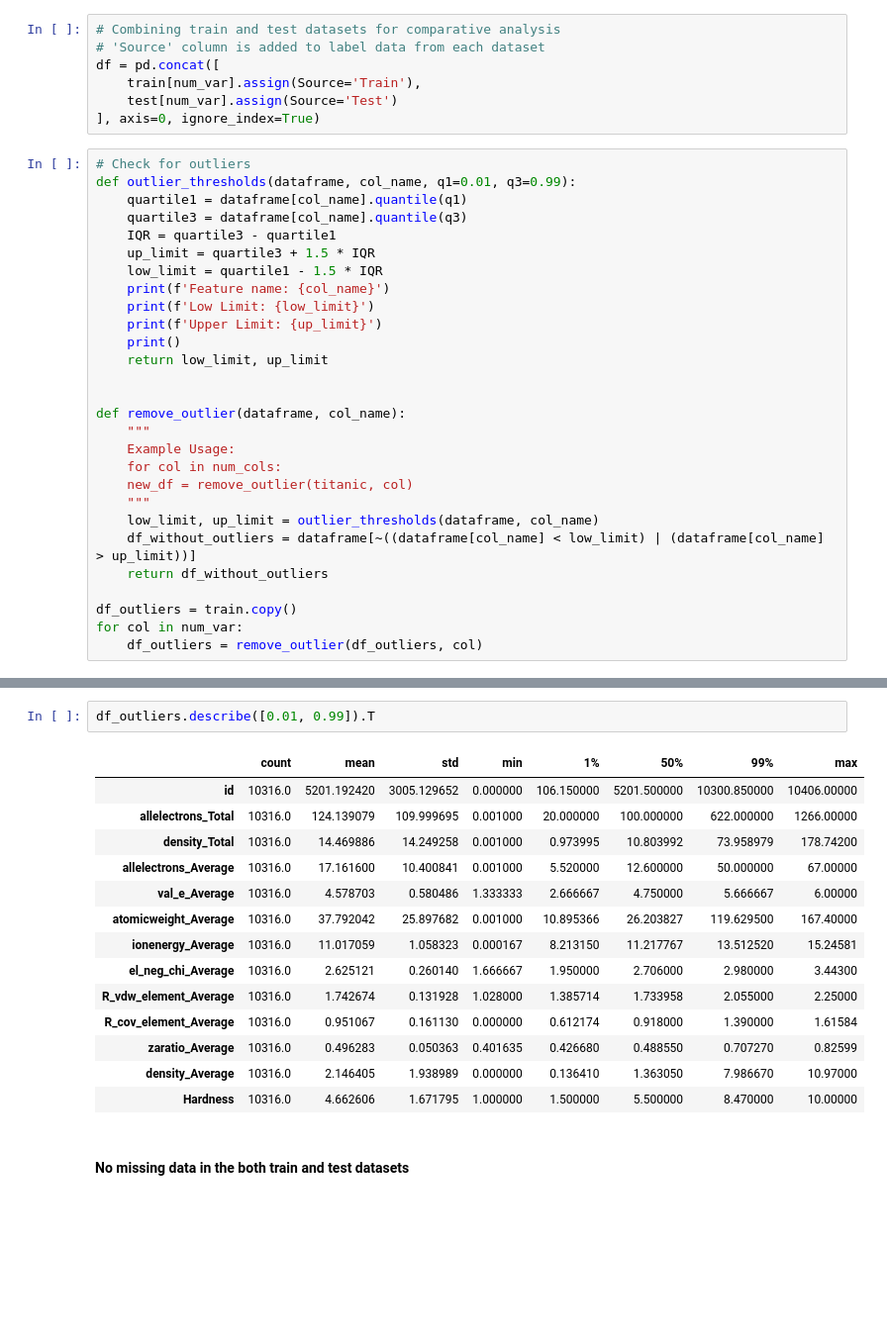
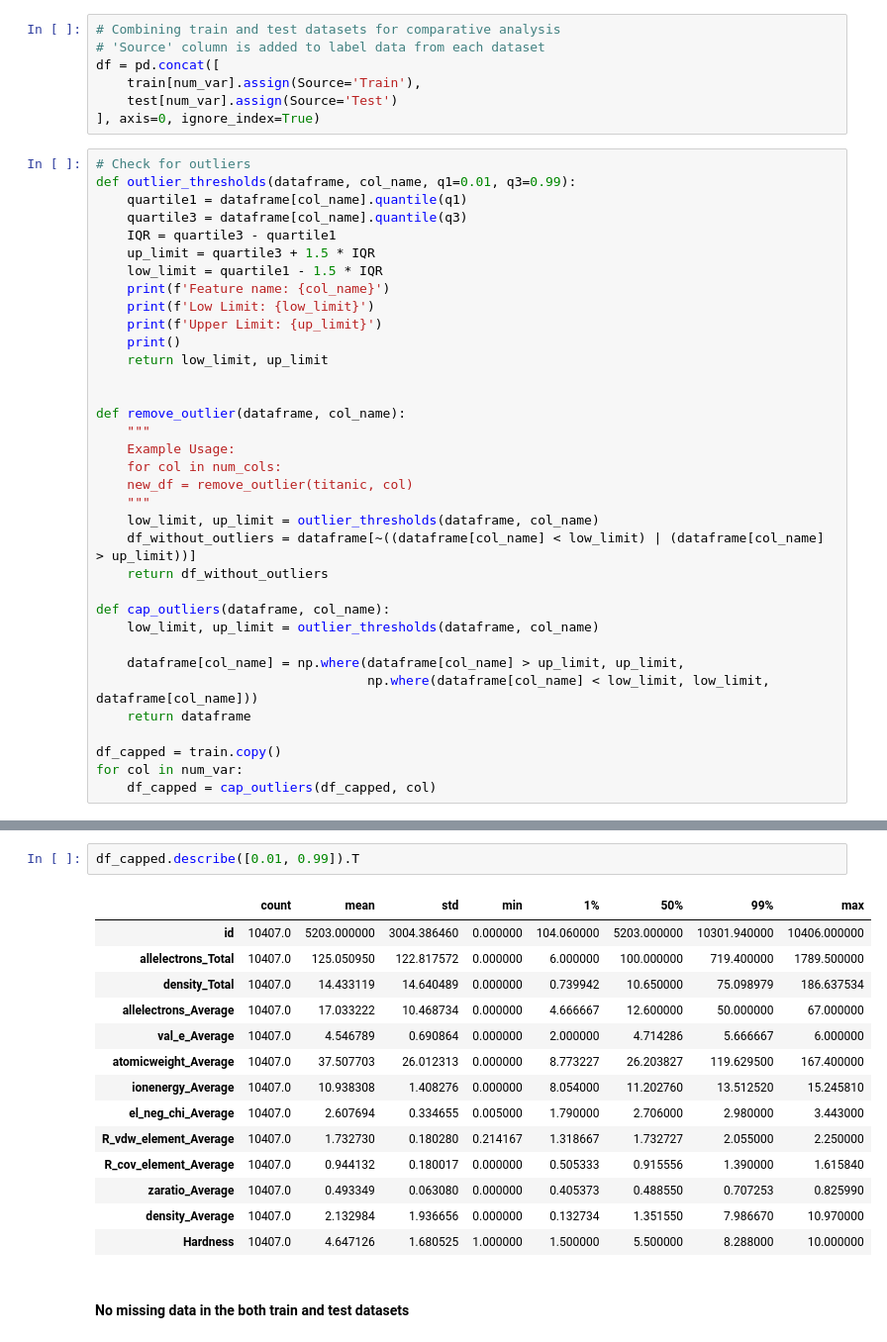
Before and after one commit to hardboyvino/kaggle_competition, a Jupyter notebook: playground_3.25/preprocess.ipynb, the cells around one changed output, grey strips where cells are left out. Shown at 99% size. Saved outputs shown, nothing was run; the diff lists cells and outputs as text; blank space fills up the shorter version.

Commit message:
Cap outliers

```diff
--- a/playground_3.25/preprocess.ipynb
+++ b/playground_3.25/preprocess.ipynb
@@ -89,9 +89,16 @@ def remove_outlier(dataframe, col_name):
     df_without_outliers = dataframe[~((dataframe[col_name] < low_limit) | (dataframe[col_name] > up_limit))]
     return df_without_outliers
 
-df_outliers = train.copy()
+def cap_outliers(dataframe, col_name):
+    low_limit, up_limit = outlier_thresholds(dataframe, col_name)
+
+    dataframe[col_name] = np.where(dataframe[col_name] > up_limit, up_limit,
+                                   np.where(dataframe[col_name] < low_limit, low_limit, dataframe[col_name]))
+    return dataframe
+
+df_capped = train.copy()
 for col in num_var:
-    df_outliers = remove_outlier(df_outliers, col)
+    df_capped = cap_outliers(df_capped, col)
 # %% [output]
 Feature name: allelectrons_Total
 Low Limit: -1064.1000000000076
@@ -113,20 +120,20 @@ Upper Limit: 19.76206
 # %%
-df_outliers.describe([0.01, 0.99]).T
+df_capped.describe([0.01, 0.99]).T
 # %% [output]
 |  | count | mean | std | min | 1% | 50% | 99% | max |
-| id | 10316.0 | 5201.192420 | 3005.129652 | 0.000000 | 106.150000 | 5201.500000 | 10300.850000 | 10406.00000 |
-| allelectrons_Total | 10316.0 | 124.139079 | 109.999695 | 0.001000 | 20.000000 | 100.000000 | 622.000000 | 1266.00000 |
-| density_Total | 10316.0 | 14.469886 | 14.249258 | 0.001000 | 0.973995 | 10.803992 | 73.958979 | 178.74200 |
-| allelectrons_Average | 10316.0 | 17.161600 | 10.400841 | 0.001000 | 5.520000 | 12.600000 | 50.000000 | 67.00000 |
-| val_e_Average | 10316.0 | 4.578703 | 0.580486 | 1.333333 | 2.666667 | 4.750000 | 5.666667 | 6.00000 |
-| atomicweight_Average | 10316.0 | 37.792042 | 25.897682 | 0.001000 | 10.895366 | 26.203827 | 119.629500 | 167.40000 |
-| ionenergy_Average | 10316.0 | 11.017059 | 1.058323 | 0.000167 | 8.213150 | 11.217767 | 13.512520 | 15.24581 |
-| el_neg_chi_Average | 10316.0 | 2.625121 | 0.260140 | 1.666667 | 1.950000 | 2.706000 | 2.980000 | 3.44300 |
-| R_vdw_element_Average | 10316.0 | 1.742674 | 0.131928 | 1.028000 | 1.385714 | 1.733958 | 2.055000 | 2.25000 |
-| R_cov_element_Average | 10316.0 | 0.951067 | 0.161130 | 0.000000 | 0.612174 | 0.918000 | 1.390000 | 1.61584 |
-| zaratio_Average | 10316.0 | 0.496283 | 0.050363 | 0.401635 | 0.426680 | 0.488550 | 0.707270 | 0.82599 |
-| density_Average | 10316.0 | 2.146405 | 1.938989 | 0.000000 | 0.136410 | 1.363050 | 7.986670 | 10.97000 |
-| Hardness | 10316.0 | 4.662606 | 1.671795 | 1.000000 | 1.500000 | 5.500000 | 8.470000 | 10.00000 |
+| id | 10407.0 | 5203.000000 | 3004.386460 | 0.000000 | 104.060000 | 5203.000000 | 10301.940000 | 10406.000000 |
+| allelectrons_Total | 10407.0 | 125.050950 | 122.817572 | 0.000000 | 6.000000 | 100.000000 | 719.400000 | 1789.500000 |
+| density_Total | 10407.0 | 14.433119 | 14.640489 | 0.000000 | 0.739942 | 10.650000 | 75.098979 | 186.637534 |
+| allelectrons_Average | 10407.0 | 17.033222 | 10.468734 | 0.000000 | 4.666667 | 12.600000 | 50.000000 | 67.000000 |
+| val_e_Average | 10407.0 | 4.546789 | 0.690864 | 0.000000 | 2.000000 | 4.714286 | 5.666667 | 6.000000 |
+| atomicweight_Average | 10407.0 | 37.507703 | 26.012313 | 0.000000 | 8.773227 | 26.203827 | 119.629500 | 167.400000 |
+| ionenergy_Average | 10407.0 | 10.938308 | 1.408276 | 0.000000 | 8.054000 | 11.202760 | 13.512520 | 15.245810 |
+| el_neg_chi_Average | 10407.0 | 2.607694 | 0.334655 | 0.005000 | 1.790000 | 2.706000 | 2.980000 | 3.443000 |
+| R_vdw_element_Average | 10407.0 | 1.732730 | 0.180280 | 0.214167 | 1.318667 | 1.732727 | 2.055000 | 2.250000 |
+| R_cov_element_Average | 10407.0 | 0.944132 | 0.180017 | 0.000000 | 0.505333 | 0.915556 | 1.390000 | 1.615840 |
+| zaratio_Average | 10407.0 | 0.493349 | 0.063080 | 0.000000 | 0.405373 | 0.488550 | 0.707253 | 0.825990 |
+| density_Average | 10407.0 | 2.132984 | 1.936656 | 0.000000 | 0.132734 | 1.351550 | 7.986670 | 10.970000 |
+| Hardness | 10407.0 | 4.647126 | 1.680525 | 1.000000 | 1.500000 | 5.500000 | 8.288000 | 10.000000 |
 # %% [markdown]
 #### No missing data in the both train and test datasets
 # %%
```
Also changed, not shown: parts of 6 cells of this notebook.
